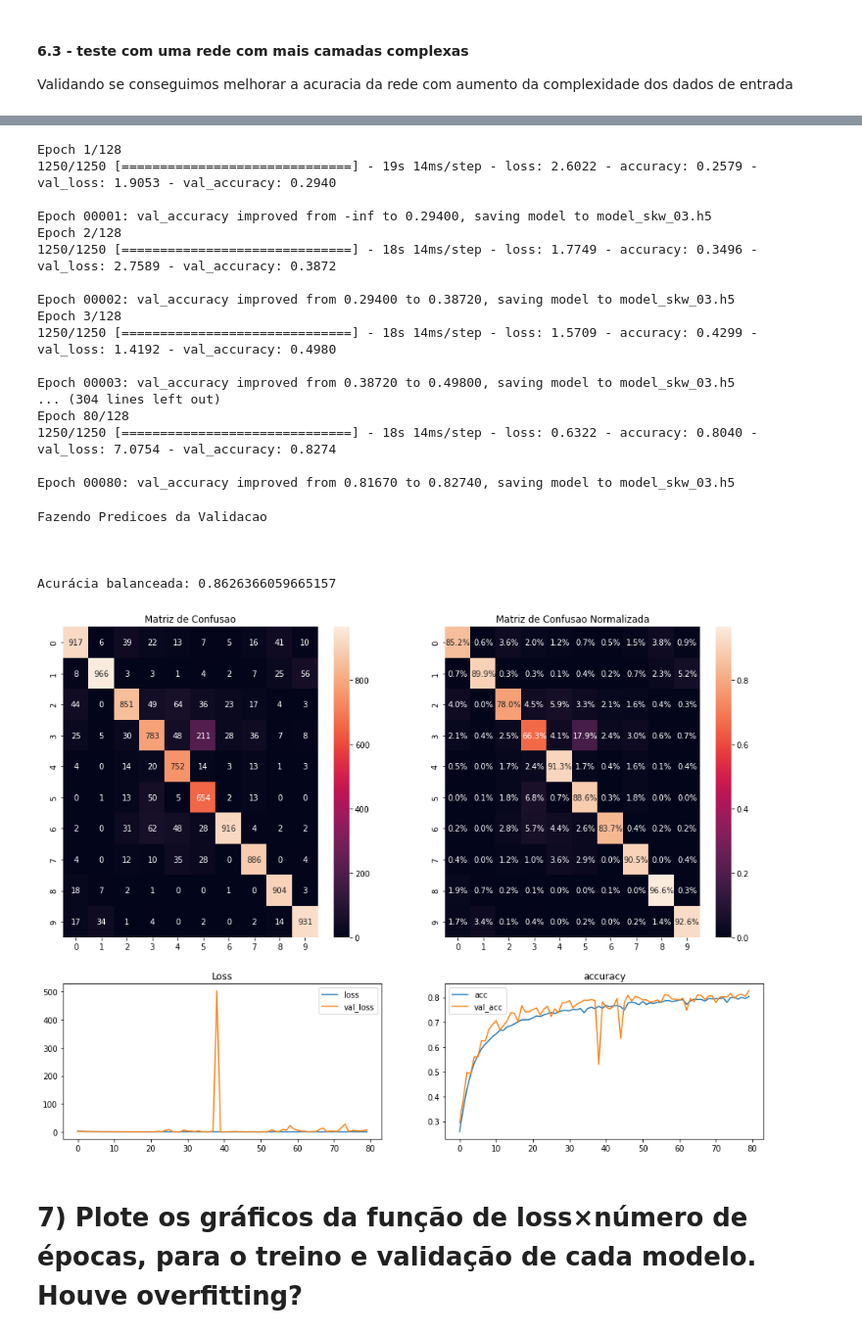
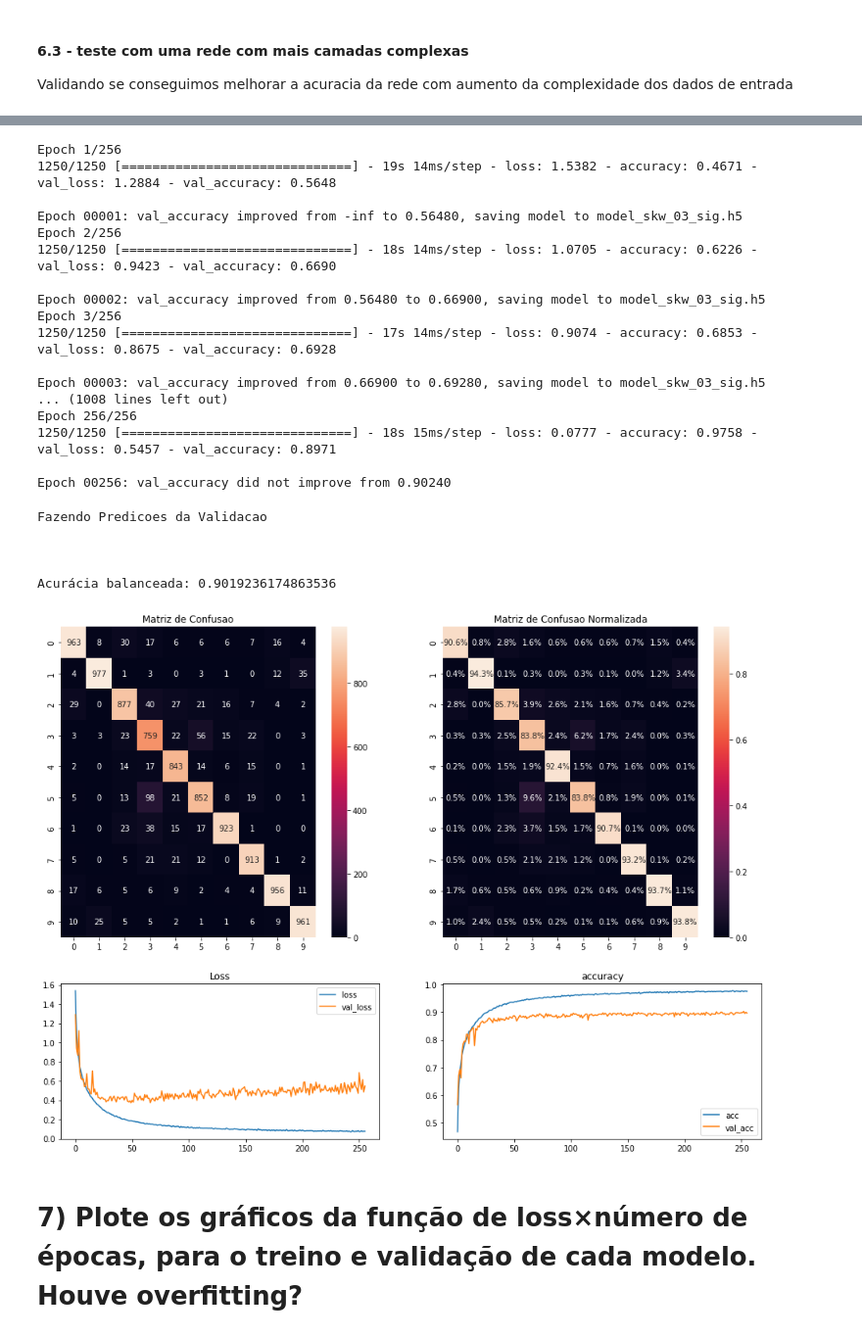
Before and after one commit to esuda/mineiracao_dados_complexos, a Jupyter notebook: INF0618_Trabalho_01_Kurosawa_Suda_Wakabayashi.ipynb, the cells around one changed output, grey strips where cells are left out. Shown at 98% size. Cells and saved outputs as stored; diff of their text form; code cells hidden in the pictures.

```diff
--- a/INF0618_Trabalho_01_Kurosawa_Suda_Wakabayashi.ipynb
+++ b/INF0618_Trabalho_01_Kurosawa_Suda_Wakabayashi.ipynb
@@ -1371,7 +1383,7 @@ model_skw_03.add(Conv2D(filters=32, kernel_size=(3,3),input_shape=(32, 32, 3),pa
 # NORM
 model_skw_03.add(BatchNormalization())
 # CONV
-model_skw_03.add(Conv2D(filters=64, kernel_size=(3,3),padding='same', activation='relu',))
+model_skw_03.add(Conv2D(filters=32, kernel_size=(3,3),padding='same', activation='relu',))
 # NORM
 model_skw_03.add(BatchNormalization())
 # POOLING LAYER
@@ -1379,7 +1391,7 @@ model_skw_03.add(MaxPool2D(pool_size=(2, 2)))
 
 
 # 2- set
-model_skw_03.add(Conv2D(filters=32, kernel_size=(3,3),padding='same', activation='relu',))
+model_skw_03.add(Conv2D(filters=64, kernel_size=(3,3),padding='same', activation='relu',))
 # NORM
 model_skw_03.add(BatchNormalization())
 # CONV
@@ -1414,7 +1426,7 @@ model_skw_03.add(Dropout(0.2))
 model_skw_03.add(Dense(10, activation='softmax'))
 
 
-model_skw_03.compile(optimizer=tf.keras.optimizers.Adam(0.01),
+model_skw_03.compile(optimizer=tf.keras.optimizers.Adam(0.001),
                 loss=tf.keras.losses.SparseCategoricalCrossentropy(),
                 metrics=['accuracy'])
 
@@ -1440,7 +1452,7 @@ Trainable params: 2,387,114
 Non-trainable params: 896
 _________________________________________________________________
 # %%
-filepath="model_skw_03.h5"
+filepath="model_skw_03_sig.h5"
 
 checkpoint = ModelCheckpoint(filepath, monitor='val_accuracy', verbose=1, save_best_only=True, mode='max')
 
@@ -1456,31 +1468,31 @@ history_model_skw_03= model_skw_03.fit(train_generator,steps_per_epoch=steps_per
                                                     validation_data=(x_val, y_val_f),
                                                     callbacks=[checkpoint]  )
 # %% [output]
-Epoch 1/128
-1250/1250 [==============================] - 19s 14ms/step - loss: 2.6022 - accuracy: 0.2579 - val_loss: 1.9053 - val_accuracy: 0.2940
+Epoch 1/256
+1250/1250 [==============================] - 19s 14ms/step - loss: 1.5382 - accuracy: 0.4671 - val_loss: 1.2884 - val_accuracy: 0.5648
 
-Epoch 00001: val_accuracy improved from -inf to 0.29400, saving model to model_skw_03.h5
-Epoch 2/128
-1250/1250 [==============================] - 18s 14ms/step - loss: 1.7749 - accuracy: 0.3496 - val_loss: 2.7589 - val_accuracy: 0.3872
+Epoch 00001: val_accuracy improved from -inf to 0.56480, saving model to model_skw_03_sig.h5
+Epoch 2/256
+1250/1250 [==============================] - 18s 14ms/step - loss: 1.0705 - accuracy: 0.6226 - val_loss: 0.9423 - val_accuracy: 0.6690
 
-Epoch 00002: val_accuracy improved from 0.29400 to 0.38720, saving model to model_skw_03.h5
-Epoch 3/128
-1250/1250 [==============================] - 18s 14ms/step - loss: 1.5709 - accuracy: 0.4299 - val_loss: 1.4192 - val_accuracy: 0.4980
+Epoch 00002: val_accuracy improved from 0.56480 to 0.66900, saving model to model_skw_03_sig.h5
+Epoch 3/256
+1250/1250 [==============================] - 17s 14ms/step - loss: 0.9074 - accuracy: 0.6853 - val_loss: 0.8675 - val_accuracy: 0.6928
 
-Epoch 00003: val_accuracy improved from 0.38720 to 0.49800, saving model to model_skw_03.h5
-... (304 lines left out)
-Epoch 80/128
-1250/1250 [==============================] - 18s 14ms/step - loss: 0.6322 - accuracy: 0.8040 - val_loss: 7.0754 - val_accuracy: 0.8274
+Epoch 00003: val_accuracy improved from 0.66900 to 0.69280, saving model to model_skw_03_sig.h5
+... (1008 lines left out)
+Epoch 256/256
+1250/1250 [==============================] - 18s 15ms/step - loss: 0.0777 - accuracy: 0.9758 - val_loss: 0.5457 - val_accuracy: 0.8971
 
-Epoch 00080: val_accuracy improved from 0.81670 to 0.82740, saving model to model_skw_03.h5
+Epoch 00256: val_accuracy did not improve from 0.90240
 # %%
-print_evaluate(model_skw_03,history_model_skw_03, x_val, y_val_f, 'model_skw_03_final.h5')
+print_evaluate(model_skw_03,history_model_skw_03, x_val, y_val_f, 'model_skw_03_90.h5')
 # %% [output]
 Fazendo Predicoes da Validacao
 
 
 
-Acurácia balanceada: 0.8626366059665157
+Acurácia balanceada: 0.9019236174863536
-[figure, old version]
+[figure, new version]
 # %% [markdown]
 # 7) Plote os gráficos da função de loss×número de épocas, para o treino e validação de cada modelo. Houve overfitting?
```
Also changed, not shown: parts of 20 cells of this notebook.
